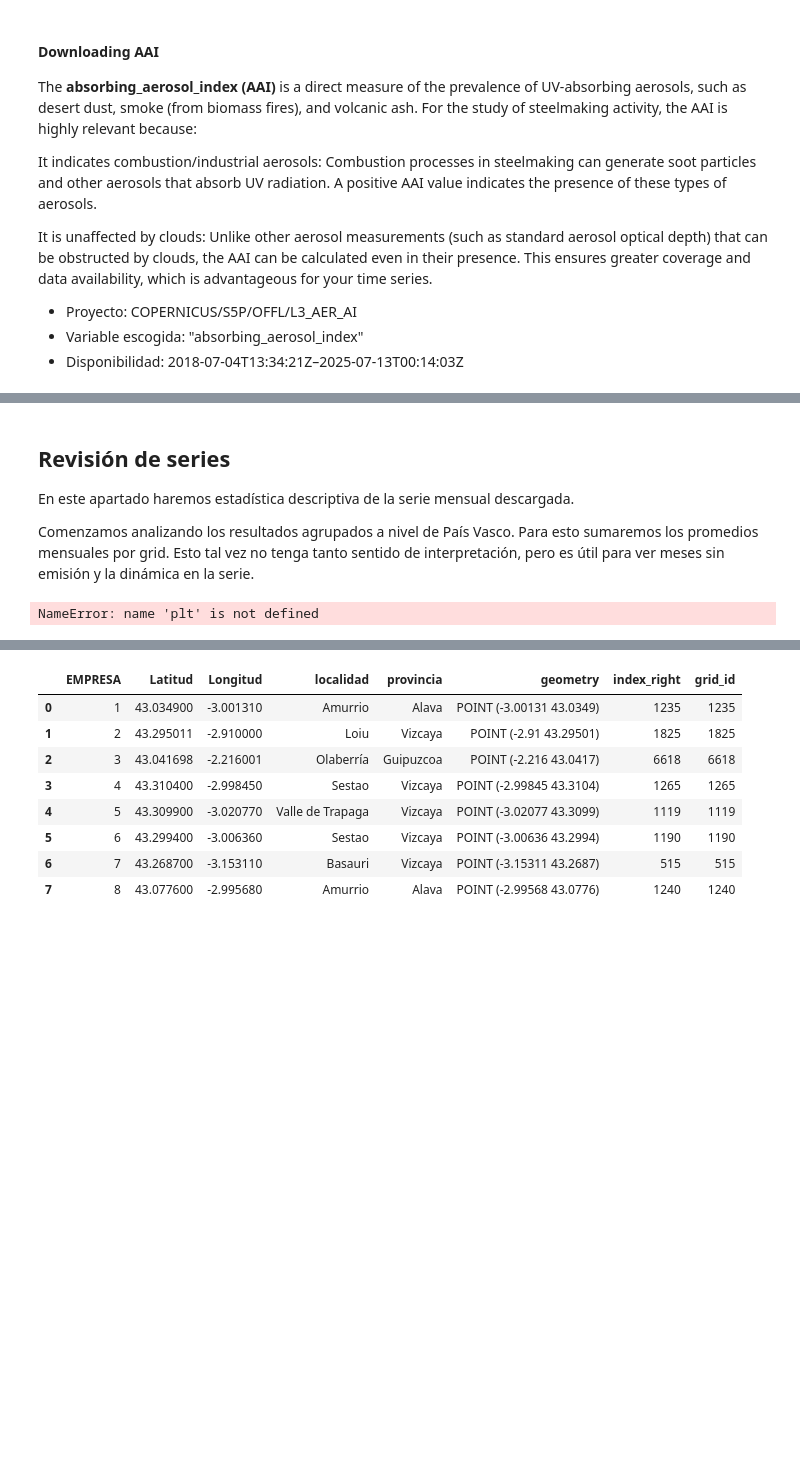
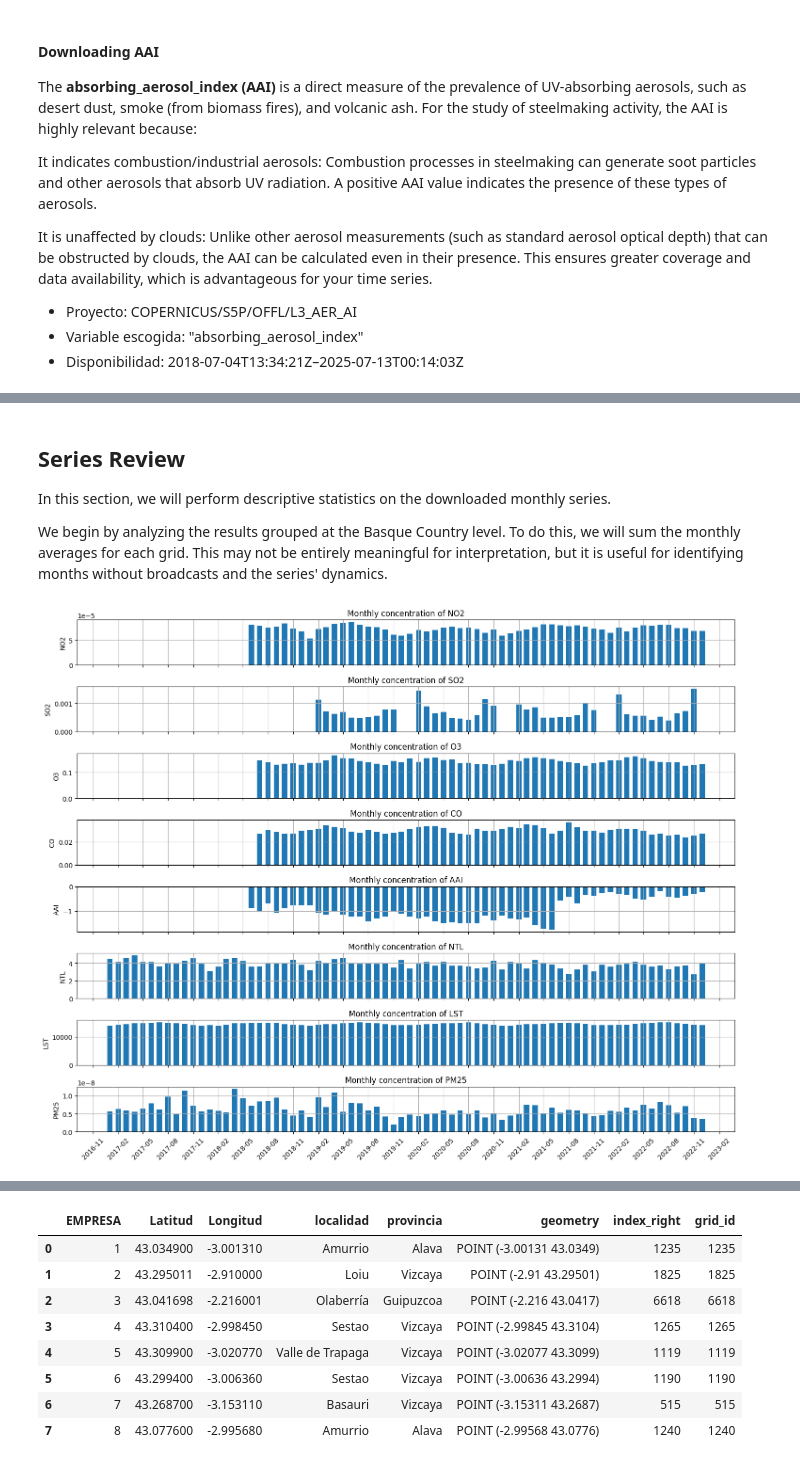
Before and after one commit to cvalladaresr/Geospatial_Approach, a Jupyter notebook: notebooks/Etapa 0.1_ Descarga de datos.ipynb, the cells around one changed output, grey strips where cells are left out. Saved outputs shown, nothing was run; the diff lists cells and outputs as text; code cells hidden in the pictures; blank space fills up the shorter version.

Commit message:
Actualizo notebook descarga de datos, datos descargados y README

```diff
--- a/notebooks/Etapa 0.1_ Descarga de datos.ipynb
+++ b/notebooks/Etapa 0.1_ Descarga de datos.ipynb
@@ -550,40 +619,40 @@ df.to_csv("bd_consolidado.csv", index=False)
 # %% [markdown]
-## Revisión de series
-En este apartado haremos estadística descriptiva de la serie mensual descargada.
+## Series Review
+In this section, we will perform descriptive statistics on the downloaded monthly series.
 
-
-Comenzamos analizando los resultados agrupados a nivel de País Vasco. Para esto sumaremos los promedios mensuales por grid. Esto tal vez no tenga tanto sentido de interpretación, pero es útil para ver meses sin emisión y la dinámica en la serie.
+We begin by analyzing the results grouped at the Basque Country level. To do this, we will sum the monthly averages for each grid. This may not be entirely meaningful for interpretation, but it is useful for identifying months without broadcasts and the series' dynamics.
 # %%
-# Cargamos el df es csv ya guardado
-df = pd.read_csv("bd_consolidado.csv")
+# We load the df file, it's a saved CSV file
+output_path = os.path.join(BASE_DIR, "bd_consolidado.csv")
+df = pd.read_csv(output_path)
 # %%
-df_grouped = df.groupby(['year', 'month'])[['NO2', 'SO2', 'O3', 'CO', 'AAI', 'NTL','LST']].mean().reset_index()
+df_grouped = df.groupby(['year', 'month'])[['NO2', 'SO2', 'O3', 'CO', 'AAI', 'NTL','LST','PM25']].mean().reset_index()
 # %%
 import matplotlib.pyplot as plt
 
 df_grouped['date'] = pd.to_datetime(df_grouped[['year', 'month']].assign(day=1))
 df_grouped = df_grouped.sort_values('date')
 # %%
-# Graficamos
-# Lista de contaminantes
+# Graphics
+# List of pullutants
 import matplotlib.dates as mdates
-contaminantes = ['NO2', 'SO2', 'O3', 'CO', 'AAI', 'NTL', 'LST']
+contaminantes = ['NO2', 'SO2', 'O3', 'CO', 'AAI', 'NTL', 'LST','PM25']
 
 fig, axs = plt.subplots(len(contaminantes), 1, figsize=(15, 12), sharex=True)
 
 for i, cont in enumerate(contaminantes):
     axs[i].bar(df_grouped['date'], df_grouped[cont], width=20)
     axs[i].set_ylabel(cont)
-    axs[i].set_title(f'Concentración mensual de {cont}')
+    axs[i].set_title(f'Monthly concentration of {cont}')
     axs[i].grid(True)
 
-# Formatear eje x para mostrar año y mes
+# Format x-axis to show year and month
 axs[-1].xaxis.set_major_formatter(mdates.DateFormatter('%Y-%m'))
-axs[-1].xaxis.set_major_locator(mdates.MonthLocator(interval=3))  # una etiqueta cada 3 meses
+axs[-1].xaxis.set_major_locator(mdates.MonthLocator(interval=3))
 plt.xticks(rotation=45)
 
 plt.tight_layout()
 plt.show()
 # %% [output]
-NameError: name 'plt' is not defined
+[figure, added]
 # %% [markdown]
```
Also changed, not shown: parts of 38 cells of this notebook, 10 other files.
